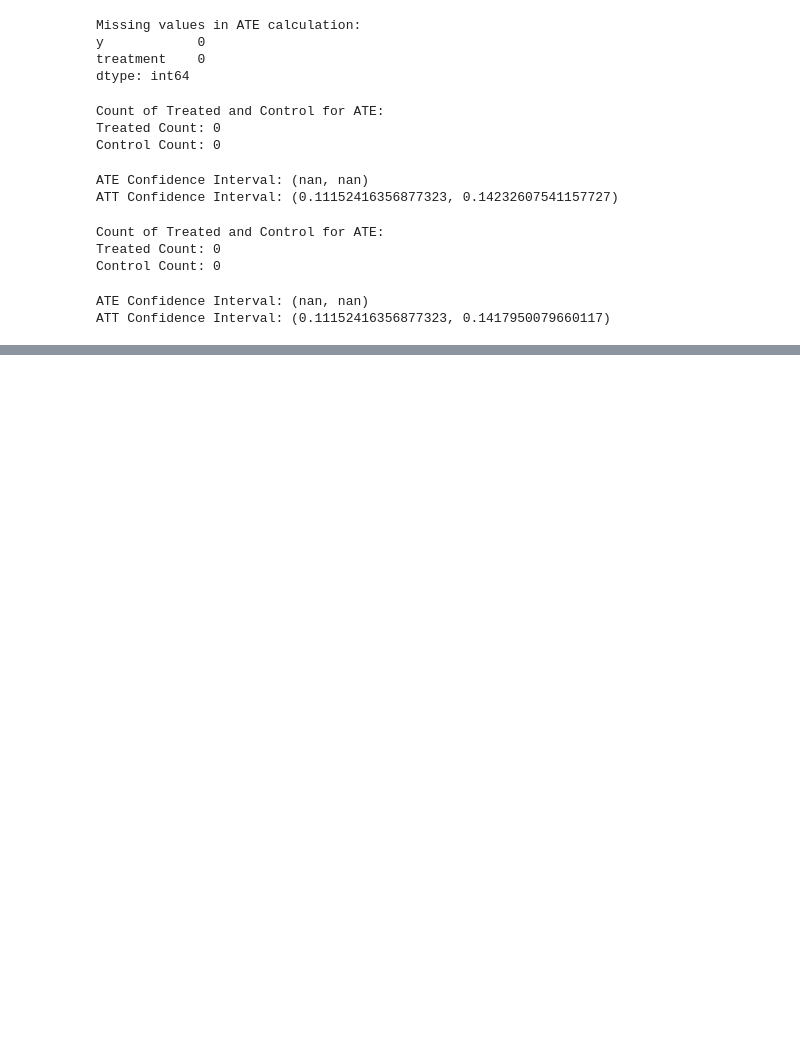
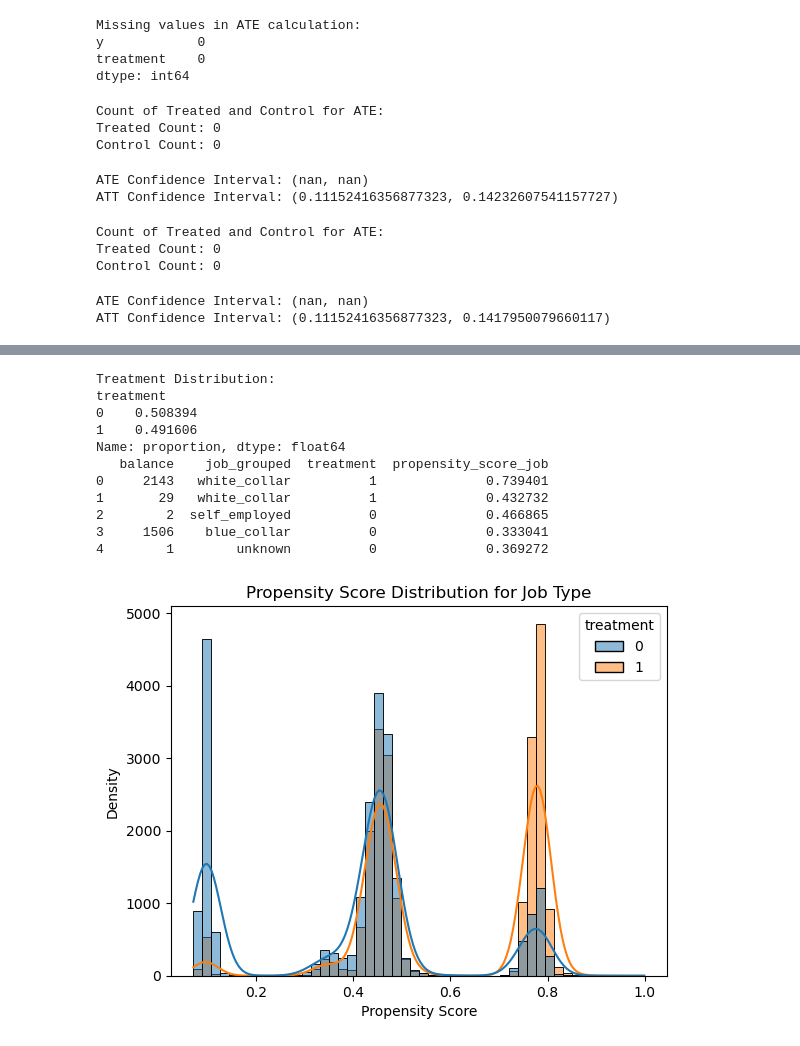
Before and after one commit to abhiramp1998/bias-mitigation-bank-marketing-ML, a Jupyter notebook: notebooks/Balance_Propensity_ATE.ipynb, the cells around one changed output, grey strips where cells are left out. Cells and saved outputs as stored; diff of their text form; code cells hidden in the pictures; blank space fills up the shorter version.

Commit message:
update propensity for job

```diff
--- a/notebooks/Balance_Propensity_ATE.ipynb
+++ b/notebooks/Balance_Propensity_ATE.ipynb
@@ -1012,0 +1023,75 @@ ATT Confidence Interval: (0.11152416356877323, 0.1417950079660117)
+# %%
+import pandas as pd
+import numpy as np
+from sklearn.linear_model import LogisticRegression
+from sklearn.preprocessing import StandardScaler
+
+# ✅ Step 1: Optimize Treatment Definition (Ensure Balance)
+# Treatment: High balance AND working in a specific job group (e.g., white-collar jobs)
+white_collar_jobs = ['management', 'admin.', 'technician']
+df['treatment'] = df['job'].isin(white_collar_jobs).astype(int)
+
+# ✅ Step 2: Check Treatment Group Balance
+print("Treatment Distribution:")
+print(df['treatment'].value_counts(normalize=True))  # Ensure a reasonable split
+
+# ✅ Step 3: Reduce High Cardinality in Job (Group Jobs)
+df['job_grouped'] = df['job'].replace({
+    'management': 'white_collar',
+    'admin.': 'white_collar',
+    'technician': 'white_collar',
+    'services': 'blue_collar',
+    'blue-collar': 'blue_collar',
+    'entrepreneur': 'self_employed',
+    'self-employed': 'self_employed'
+})
+
+# ✅ Step 4: Define Features for Propensity Score Estimation
+features = ['age', 'education', 'previous', 'campaign', 'default', 'housing', 'loan', 'balance']
+
+# Convert categorical variables (excluding job) into dummies
+df_encoded = pd.get_dummies(df[features], drop_first=True)
+
+
+
+# ✅ Step 5: Standardize Numerical Features
+scaler = StandardScaler()
+num_features = ['age', 'balance', 'campaign', 'previous']
+df_encoded[num_features] = scaler.fit_transform(df_encoded[num_features])
+
+# Define X (propensity score model predictors) and y (treatment)
+X = df_encoded
+y = df['treatment']
+
+# ✅ Step 6: Fit Logistic Regression (Fix Convergence Issues)
+logit_model = LogisticRegression(solver='liblinear', max_iter=5000)  # Increased max_iter & changed solver
+logit_model.fit(X, y)
+
+# ✅ Step 7: Compute Propensity Scores
+df['propensity_score_job'] = logit_model.predict_proba(X)[:, 1]
+
+# ✅ Step 8: Check Results
+print(df[['balance', 'job_grouped', 'treatment', 'propensity_score_job']].head())
+
+# ✅ Step 9: Check Propensity Score Distribution
+import seaborn as sns
+import matplotlib.pyplot as plt
+
+sns.histplot(df, x="propensity_score_job", hue="treatment", bins=50, kde=True)
+plt.title("Propensity Score Distribution for Job Type")
+plt.xlabel("Propensity Score")
+plt.ylabel("Density")
+plt.show()
+# %% [output]
+Treatment Distribution:
+treatment
+0    0.508394
+1    0.491606
+Name: proportion, dtype: float64
+   balance    job_grouped  treatment  propensity_score_job
+0     2143   white_collar          1              0.739401
+1       29   white_collar          1              0.432732
+2        2  self_employed          0              0.466865
+3     1506    blue_collar          0              0.333041
+4        1        unknown          0              0.369272
+[figure, added]
```
Also changed, not shown: parts of 25 cells of this notebook.
